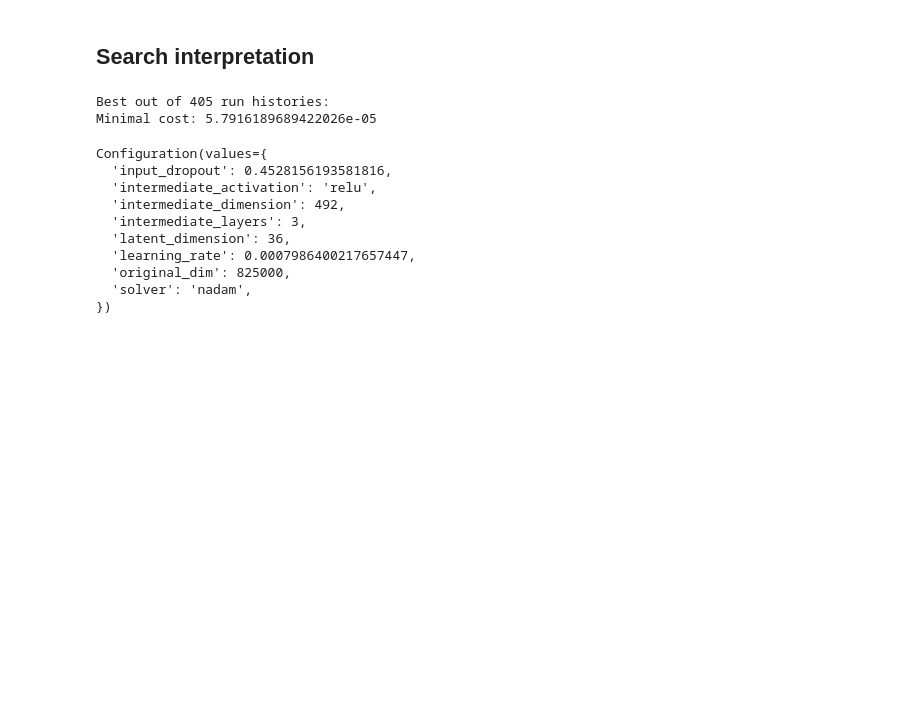
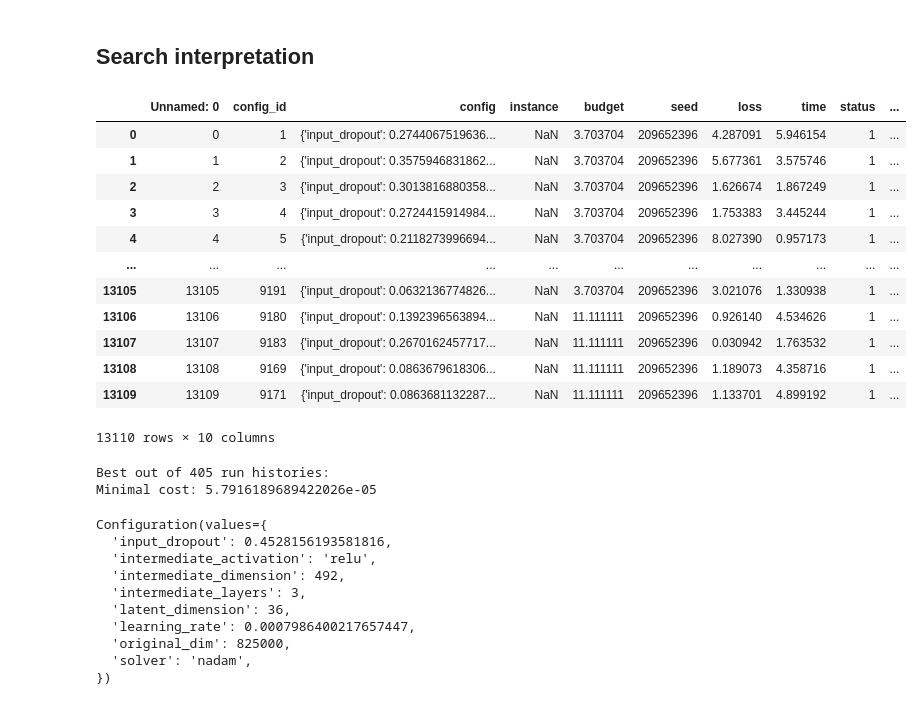
Before and after one commit to JosuaCarl/MStoML, a Jupyter notebook: skripts/VAE/VAE_interpret.ipynb, the cells around one changed output. Saved outputs shown, nothing was run; the diff lists cells and outputs as text; code cells hidden in the pictures; blank space fills up the shorter version.

```diff
--- a/skripts/VAE/VAE_interpret.ipynb
+++ b/skripts/VAE/VAE_interpret.ipynb
@@ -28,5 +28,22 @@ Data loaded (1.3010592460632324s)
 # %% [markdown]
 ## Search interpretation
+# %%
+results = pd.read_csv(os.path.join(results_dir, "results_hp_search.tsv"), sep="\t")
+results
+# %% [output]
+|  | Unnamed: 0 | config_id | config | instance | budget | seed | loss | time | status | ... |
+| 0 | 0 | 1 | {'input_dropout': 0.2744067519636... | NaN | 3.703704 | 209652396 | 4.287091 | 5.946154 | 1 | ... |
+| 1 | 1 | 2 | {'input_dropout': 0.3575946831862... | NaN | 3.703704 | 209652396 | 5.677361 | 3.575746 | 1 | ... |
+| 2 | 2 | 3 | {'input_dropout': 0.3013816880358... | NaN | 3.703704 | 209652396 | 1.626674 | 1.867249 | 1 | ... |
+| 3 | 3 | 4 | {'input_dropout': 0.2724415914984... | NaN | 3.703704 | 209652396 | 1.753383 | 3.445244 | 1 | ... |
+| 4 | 4 | 5 | {'input_dropout': 0.2118273996694... | NaN | 3.703704 | 209652396 | 8.027390 | 0.957173 | 1 | ... |
+| ... | ... | ... | ... | ... | ... | ... | ... | ... | ... | ... |
+| 13105 | 13105 | 9191 | {'input_dropout': 0.0632136774826... | NaN | 3.703704 | 209652396 | 3.021076 | 1.330938 | 1 | ... |
+| 13106 | 13106 | 9180 | {'input_dropout': 0.1392396563894... | NaN | 11.111111 | 209652396 | 0.926140 | 4.534626 | 1 | ... |
+| 13107 | 13107 | 9183 | {'input_dropout': 0.2670162457717... | NaN | 11.111111 | 209652396 | 0.030942 | 1.763532 | 1 | ... |
+| 13108 | 13108 | 9169 | {'input_dropout': 0.0863679618306... | NaN | 11.111111 | 209652396 | 1.189073 | 4.358716 | 1 | ... |
+| 13109 | 13109 | 9171 | {'input_dropout': 0.0863681132287... | NaN | 11.111111 | 209652396 | 1.133701 | 4.899192 | 1 | ... |
+13110 rows × 10 columns
 # %%
 runhistories = read_runhistories([outdir], skip_dirs=["log"])
 print(f"Best out of {len(runhistories)} run histories:")
```
Also changed, not shown: parts of 1 cell of this notebook, 6 other files.
